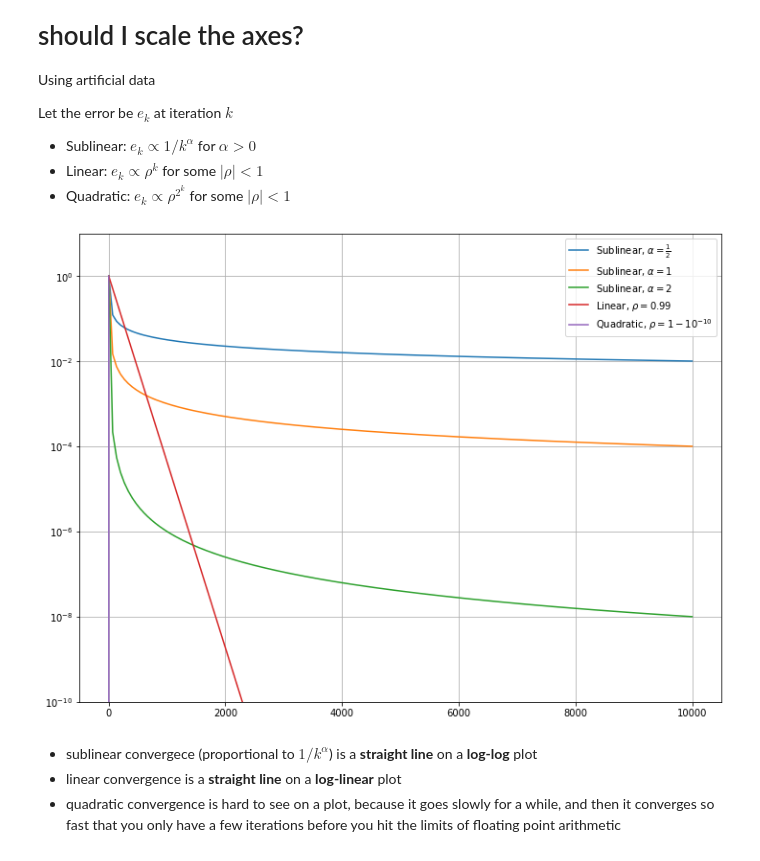
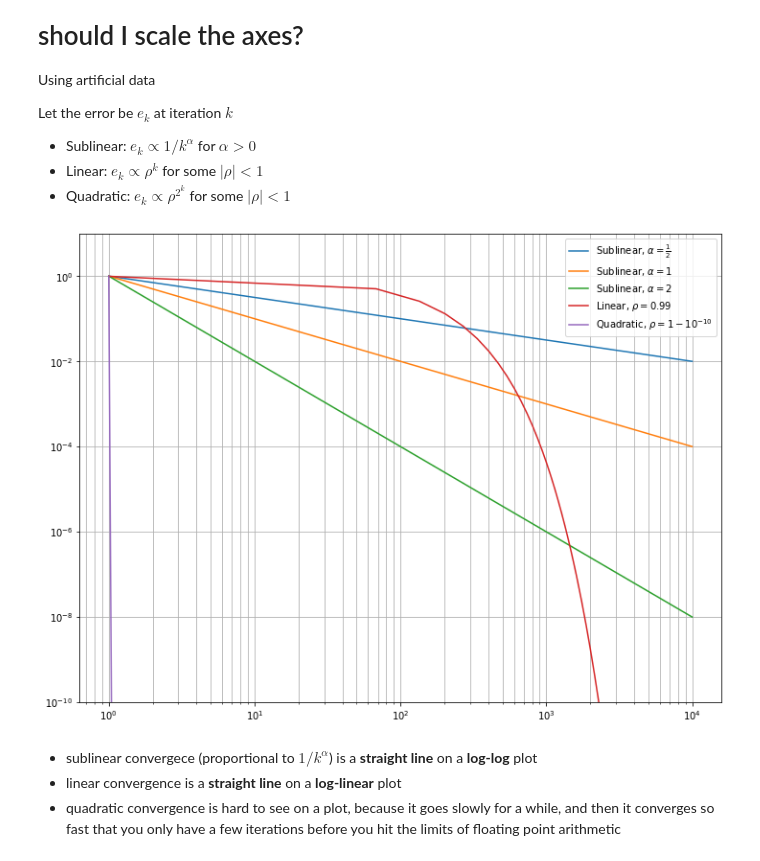
Before and after one commit to stephenbeckr/convex-optimization-class, a Jupyter notebook: Demos/ConvergenceRateDemo.ipynb, the cells around one changed output. Drawn from its saved outputs; the diff is of its cells as text; code cells hidden in the pictures.

```diff
--- a/Demos/ConvergenceRateDemo.ipynb
+++ b/Demos/ConvergenceRateDemo.ipynb
@@ -46,23 +46,23 @@ Let the error be $e_k$ at iteration $k$
 # %%
 k = np.linspace(1,int(1e4),num=150)
 # k = np.linspace(1,int(1e2),num=150) # do this to zoom in for quadratic conv.
 
 plt.figure(figsize=(12,9))
 plt.plot( k, k**(-1/2), '-', label=r'Sublinear, $\alpha=\frac{1}{2}$')
 plt.plot( k, k**(-1), '-', label=r'Sublinear, $\alpha=1$')
 plt.plot( k, k**(-2), '-', label=r'Sublinear, $\alpha=2$')
 
 plt.plot( k, 0.99**k, '-', label=r'Linear, $\rho=0.99$')
 plt.plot( k, (1-1e-10)**(2**k), '-', label=r'Quadratic, $\rho=1-10^{-10}$')
 
 plt.legend()
-# plt.xscale('log') # toggle this on and off
+plt.xscale('log') # toggle this on and off
 plt.yscale('log')
 plt.grid(True, which='both')
 plt.ylim(bottom=1e-10, top=1e1)
 plt.show()
 # %% [output]
-[figure, old version]
+[figure, new version]
 # %% [markdown]
 - sublinear convergece (proportional to $1/k^\alpha$) is a **straight line** on a **log-log** plot
 - linear convergence is a **straight line** on a **log-linear** plot
```
Also changed, not shown: parts of 3 cells of this notebook.
